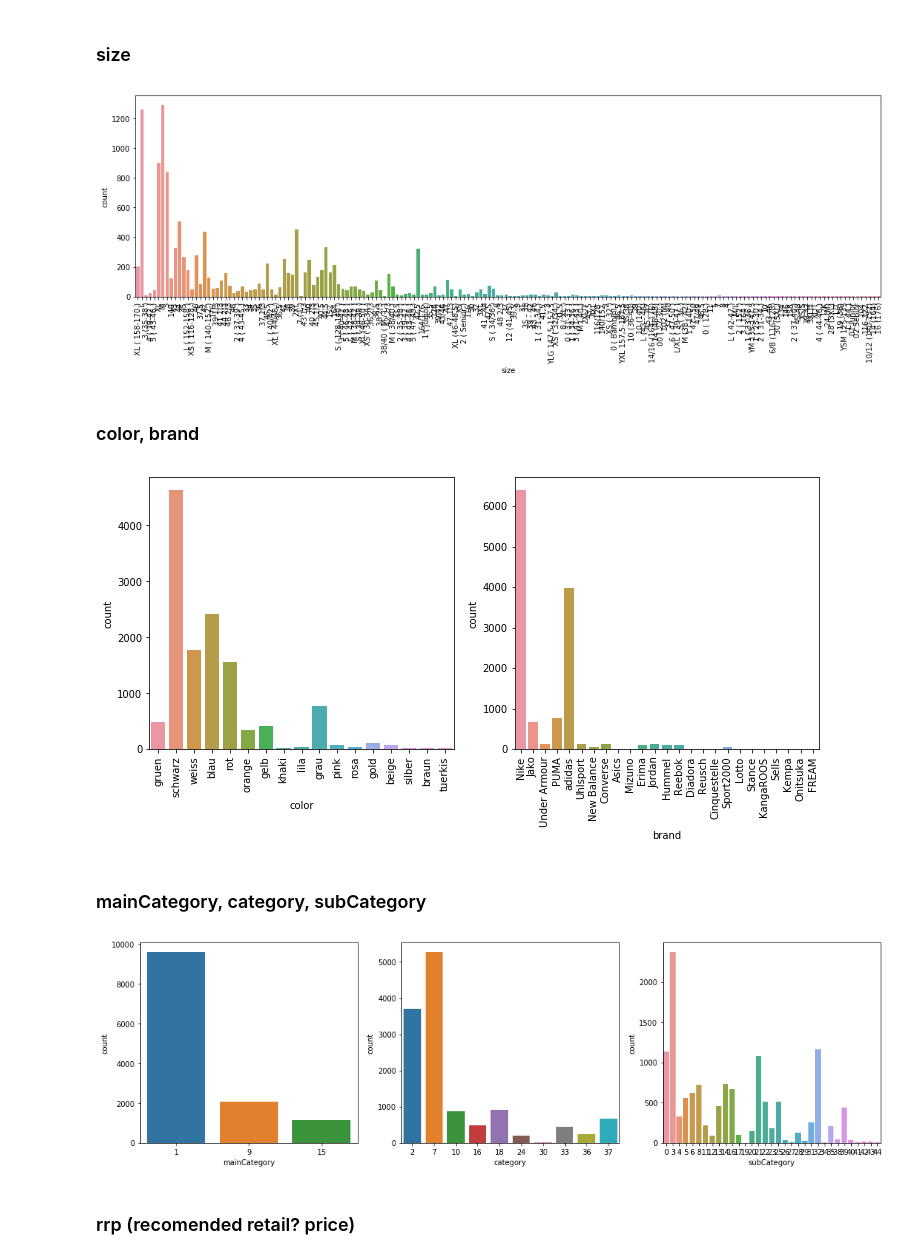
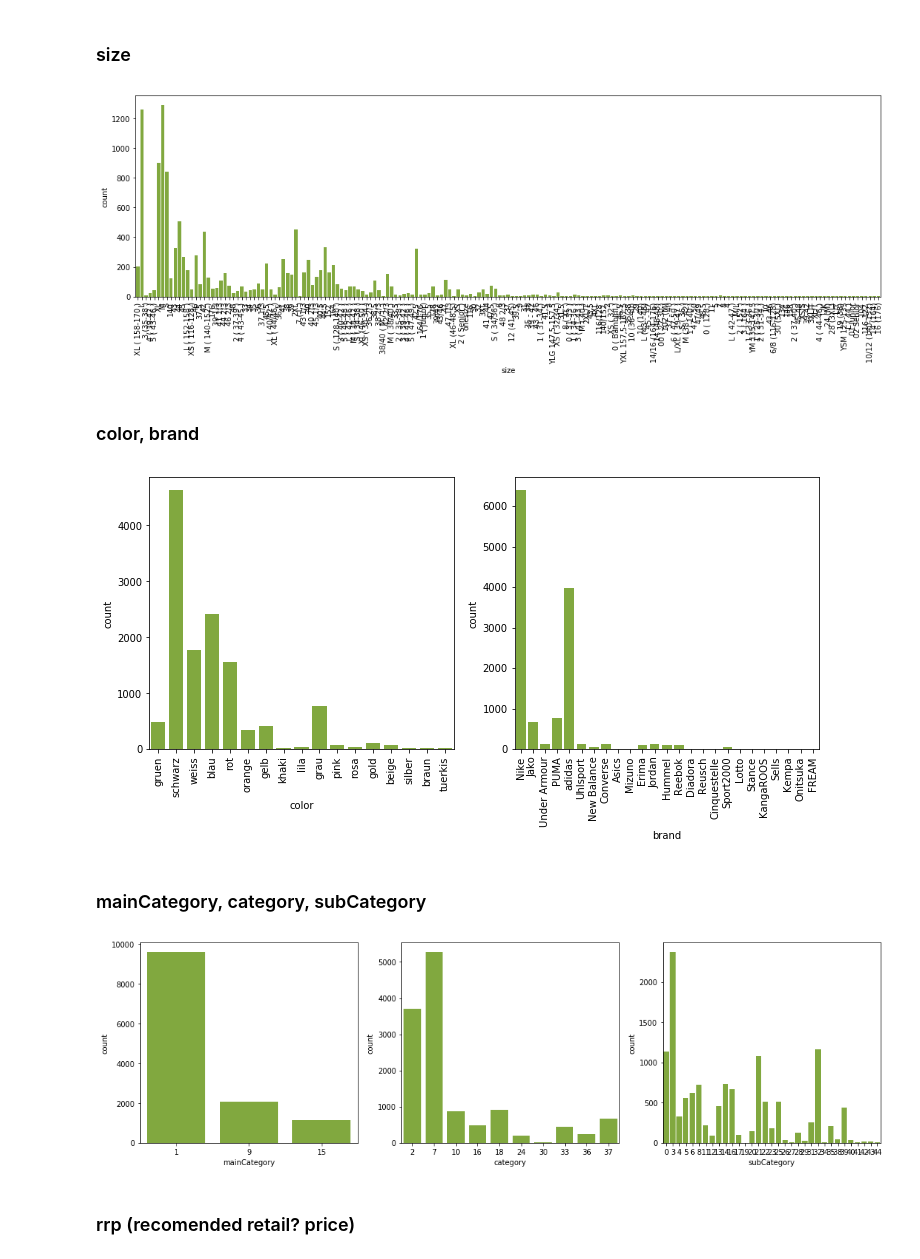
Before and after one commit to TomaszStepien/Data-Mining-Cup-2018, a Jupyter notebook: EDA.ipynb, the cells around one changed output. Saved outputs shown, nothing was run; the diff lists cells and outputs as text; code cells hidden in the pictures.

Commit message:
changed plot colors and added mean units for products in EDA

```diff
--- a/EDA.ipynb
+++ b/EDA.ipynb
@@ -4,9 +4,13 @@
 import numpy as np
 import pandas as pd
 import matplotlib.pyplot as plt
+import matplotlib.colors as colors
 import seaborn as sns
+
 %matplotlib inline
 pd.set_option('display.float_format', lambda x: '%.3f' % x)
+pd.set_option('max_rows', 20)
+plot_color = colors.hex2color('#86b92e')
 # %% [markdown]
 # Explore original data
 
@@ -93,5 +107,5 @@ items[(items['pid'] == 10400)
 # %% [markdown]
 Każdy z NaN ma tylko jeden pid, a te pid posiadają tylko size NaN, więc można uznać, że to np. one size.
 # %%
-items['size'].fillna(value = 'onesize', inplace = True)
+items['size'].fillna(value = 'unisize', inplace = True)
 # %% [markdown]
@@ -154,29 +148,29 @@ items.describe()
 ###  size
 # %%
 fig, ax = plt.subplots(figsize=(18,5))
-s=sns.countplot(x='size', data=items, ax=ax)
+s=sns.countplot(x='size', data=items, ax=ax, color=plot_color)
 l=s.set_xticklabels(labels=s.get_xticklabels(), rotation=90) # had to be assigned to a variable to suppres output
 # %% [output]
-[figure, old version]
+[figure, new version]
 # %% [markdown]
 ### color, brand
 # %%
 fig, ax = plt.subplots(1,2,figsize=(12,5))
-s1=sns.countplot(x='color', data=items, ax=ax[0])
-s2=sns.countplot(x='brand', data=items, ax=ax[1])
+s1=sns.countplot(x='color', data=items, ax=ax[0], color=plot_color)
+s2=sns.countplot(x='brand', data=items, ax=ax[1], color=plot_color)
 l1=s1.set_xticklabels(labels=s1.get_xticklabels(), rotation=90) # had to be assigned to a variable to suppres output
 l2=s2.set_xticklabels(labels=s2.get_xticklabels(), rotation=90) # had to be assigned to a variable to suppres output
 # %% [output]
-[figure, old version]
+[figure, new version]
 # %% [markdown]
 ### mainCategory, category, subCategory
 # %%
 fig, ax = plt.subplots(1, 3, figsize=(18,5))
-s1=sns.countplot(x='mainCategory', data=items, ax=ax[0])
-s2=sns.countplot(x='category', data=items, ax=ax[1])
-s3=sns.countplot(x='subCategory', data=items, ax=ax[2])
+s1=sns.countplot(x='mainCategory', data=items, ax=ax[0], color=plot_color)
+s2=sns.countplot(x='category', data=items, ax=ax[1], color=plot_color)
+s3=sns.countplot(x='subCategory', data=items, ax=ax[2], color=plot_color)
 # %% [output]
-[figure, old version]
+[figure, new version]
 # %% [markdown]
 ### rrp (recomended retail? price)
 # %%
```
Also changed, not shown: parts of 38 cells of this notebook.
